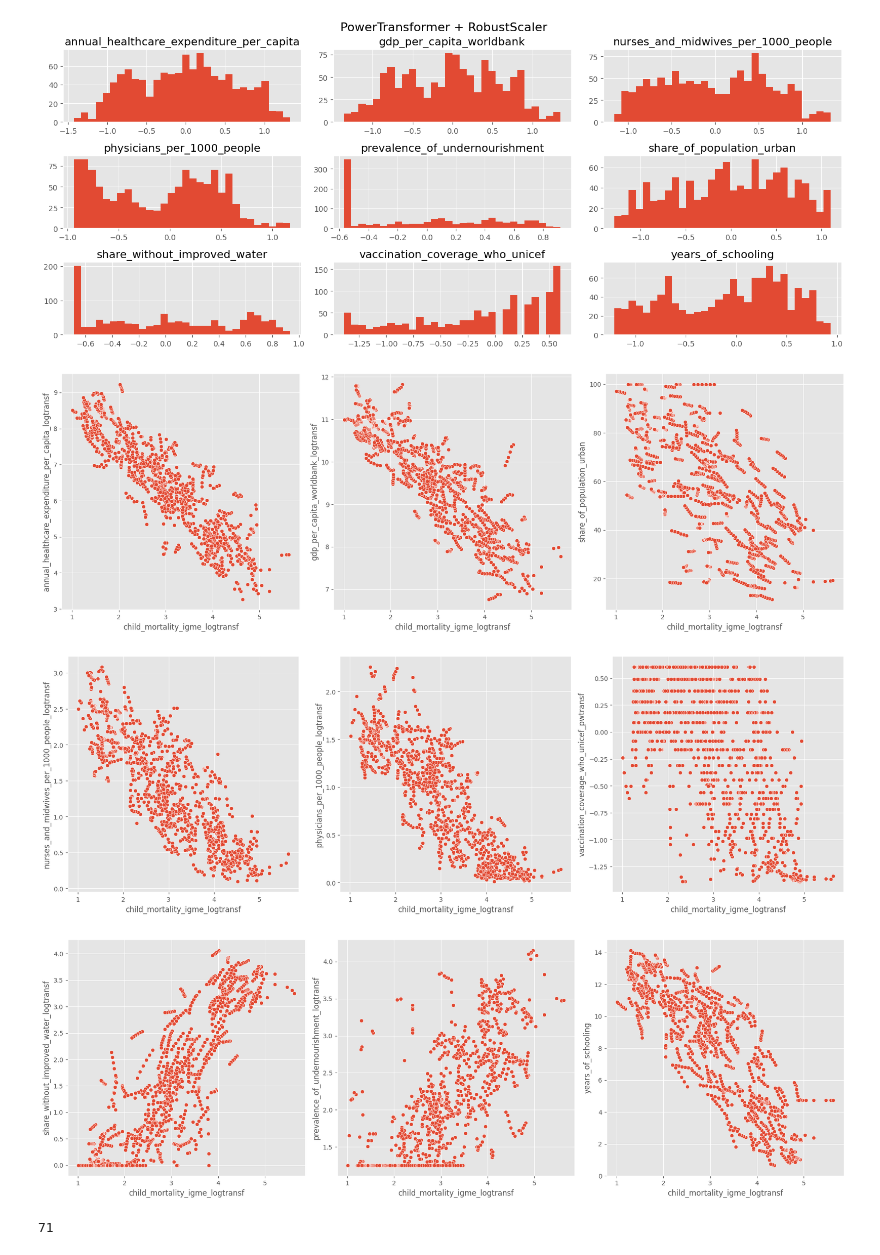
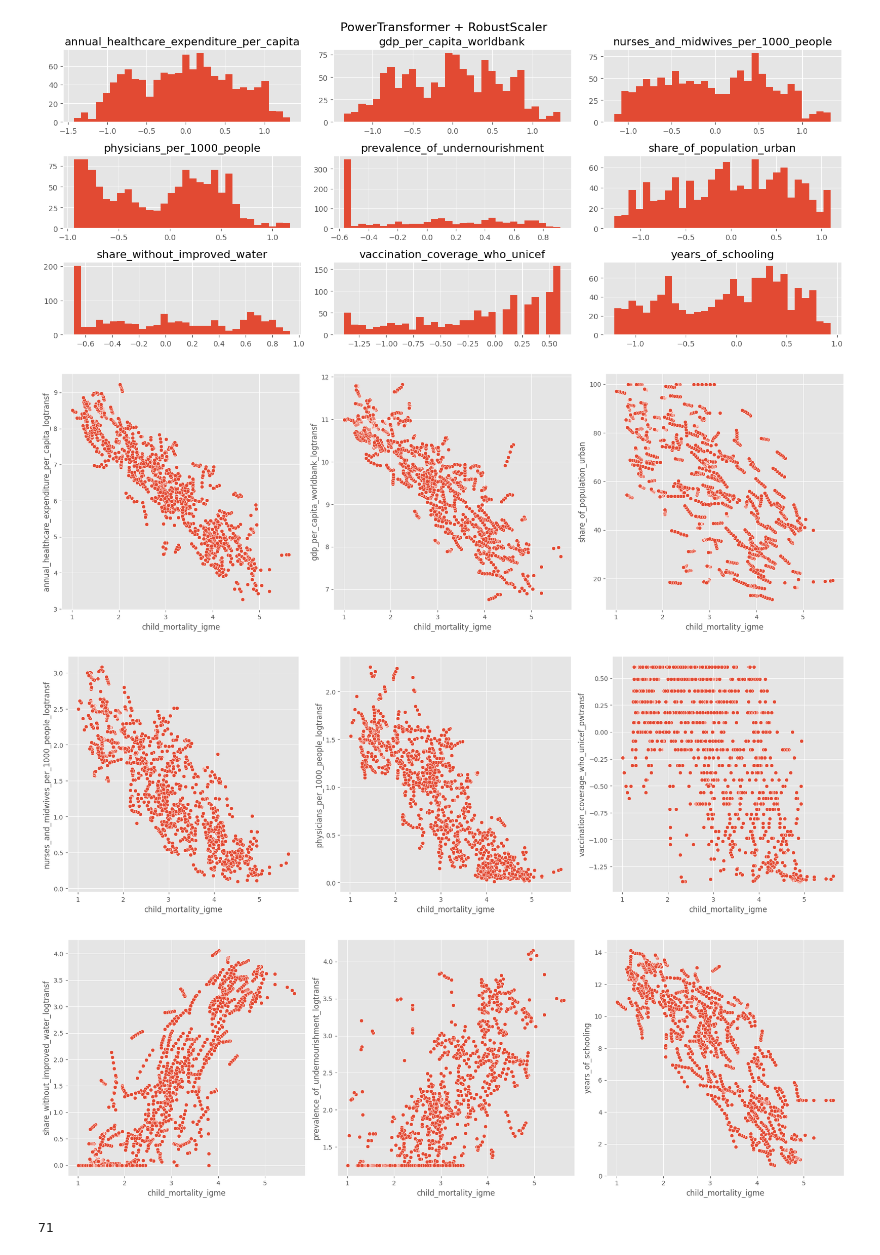
Before and after one commit to HamzahFayad/master_thesis_child_mortality, a Jupyter notebook: 01_notebooks/3_feature_engineering.ipynb, the cells around one changed output. Cells and saved outputs as stored; diff of their text form; code cells hidden in the pictures.

```diff
--- a/01_notebooks/3_feature_engineering.ipynb
+++ b/01_notebooks/3_feature_engineering.ipynb
@@ -153,7 +153,7 @@ rel_logtr = pd.concat([df_features, logtr], axis=1)
 def scatterplots_tr(df, features, cols_num):
     fig, axs = plt.subplots(ncols=cols_num, figsize=(18, 6))
     for id, a in enumerate(axs):
-        sns.scatterplot(data=df, x="child_mortality_igme_logtransf", y=features[id], ax=axs[id])
+        sns.scatterplot(data=df, x=df_transformed0["child_mortality_igme"], y=features[id], ax=axs[id])
     plt.tight_layout()
     plt.show()
 
@@ -265,27 +265,27 @@ plt.show()
 # %%
 # ----------------------------------
 # Show Features - Target Relationship
 # After Log-Transform / powertransf + RobustScale
 #-----------------------------------
 powertr_df = df_transformed4.add_suffix('_pwtransf')
 rel_pwtr = pd.concat([rel_logtr, powertr_df], axis=1)
 
 def scatterplots_tr(df, features, cols_num):
     fig, axs = plt.subplots(ncols=cols_num, figsize=(18, 6))
     for id, a in enumerate(axs):
-        sns.scatterplot(data=df, x="child_mortality_igme_logtransf", y=features[id], ax=axs[id])
+        sns.scatterplot(data=df, x=df_transformed0["child_mortality_igme"], y=features[id], ax=axs[id])
     plt.tight_layout()
     plt.show()
 
 #rel_pwtr['vacc_squared'] = rel_pwtr['vaccination_coverage_who_unicef']**2
 
 scatterplots_tr(rel_pwtr, ["annual_healthcare_expenditure_per_capita_logtransf", "gdp_per_capita_worldbank_logtransf", "share_of_population_urban"], 3)
 scatterplots_tr(rel_pwtr, ["nurses_and_midwives_per_1000_people_logtransf", "physicians_per_1000_people_logtransf", "vaccination_coverage_who_unicef_pwtransf"], 3)
 scatterplots_tr(rel_pwtr, ["share_without_improved_water_logtransf", "prevalence_of_undernourishment_logtransf", "years_of_schooling"], 3)
 # %% [output]
-[figure, old version]
+[figure, new version]
-[figure, old version]
+[figure, new version]
-[figure, old version]
+[figure, new version]
 # %%
 rel_pwtr["vaccination_coverage_who_unicef"].nunique()
 # %% [output]
```
Also changed, not shown: parts of 1 cell of this notebook, 11 other files.
